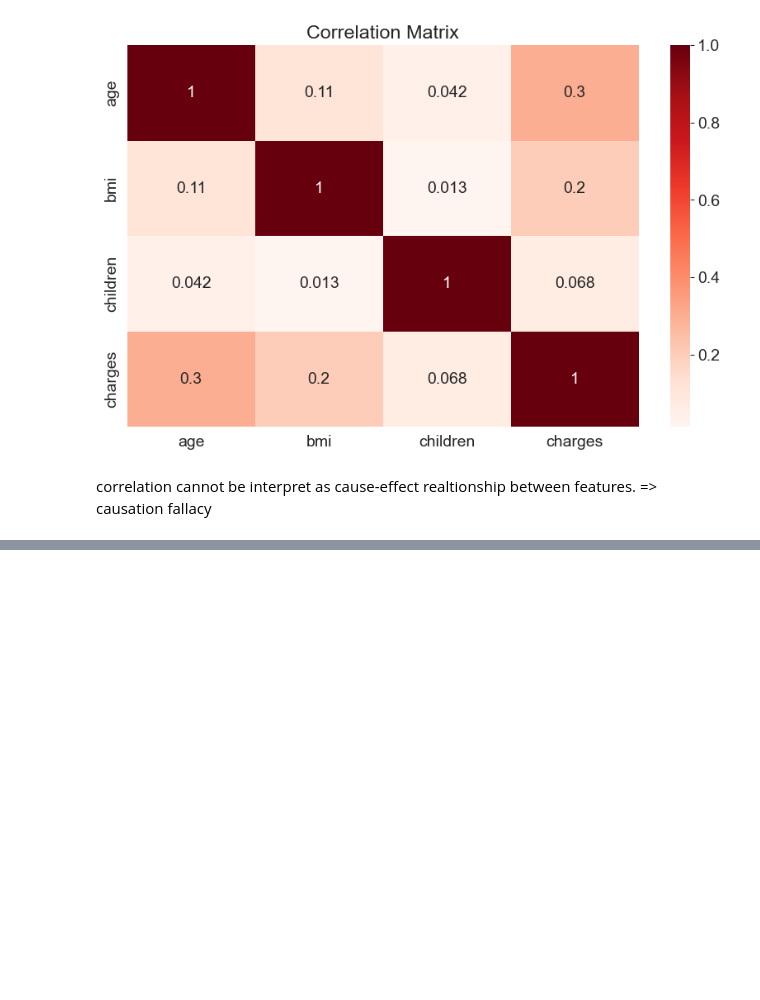
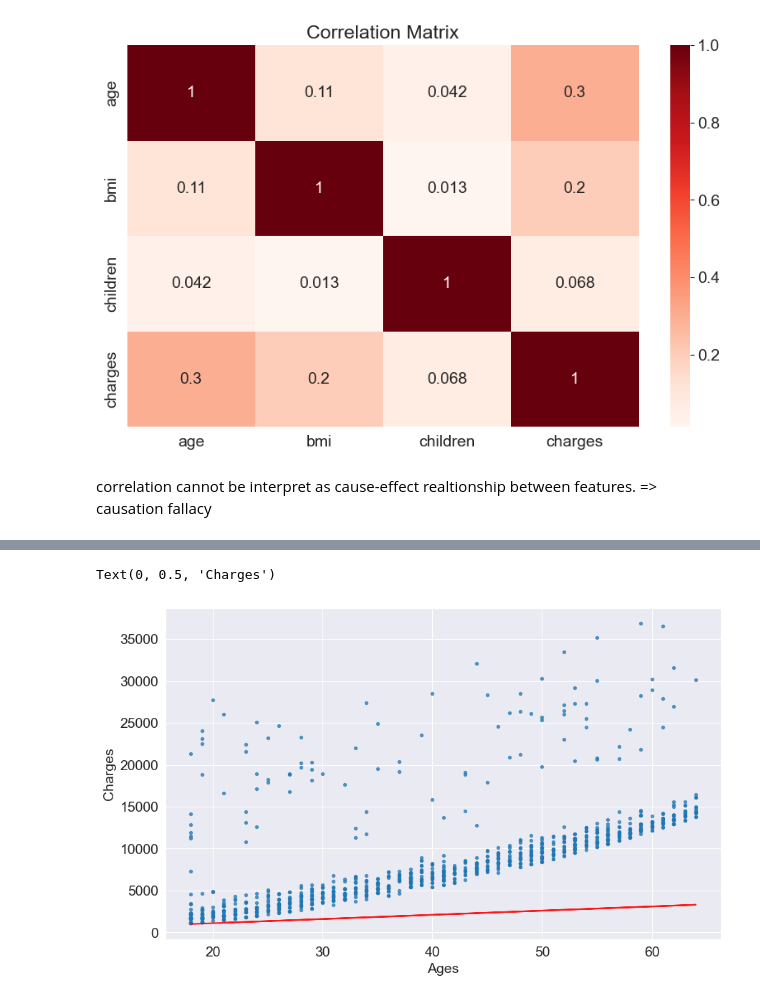
Before and after one commit to MeetB7/ML, a Jupyter notebook: Jupyter/LinearRegression/LinearRegression.ipynb, the cells around one changed output, grey strips where cells are left out. Cells and saved outputs as stored; diff of their text form; code cells hidden in the pictures; blank space fills up the shorter version.

```diff
--- a/Jupyter/LinearRegression/LinearRegression.ipynb
+++ b/Jupyter/LinearRegression/LinearRegression.ipynb
@@ -199,0 +231,6 @@ correlation cannot be interpret as cause-effect realtionship between features. =
+# %%
+#helper function
+def estimate_charges(age, w, b):
+    return w * age + b
+
+non_smoker_df.charges
@@ -199,0 +250,10 @@ correlation cannot be interpret as cause-effect realtionship between features. =
+# %%
+#guessing the values of w and b
+w = 50
+b = 100
+
+ages = non_smoker_df.age
+target = non_smoker_df.charges
+
+estimated_charges = estimate_charges(ages, w, b)
+estimated_charges
@@ -199,0 +273,10 @@ correlation cannot be interpret as cause-effect realtionship between features. =
+# %%
+#plotting
+
+plt.plot(ages, estimated_charges, c='red', alpha=0.9)
+plt.scatter(ages, target, s=8, alpha=0.7)
+plt.xlabel('Ages')
+plt.ylabel('Charges')
+# %% [output]
+Text(0, 0.5, 'Charges')
+[figure, added]
```
Also changed, not shown: parts of 26 cells of this notebook.
